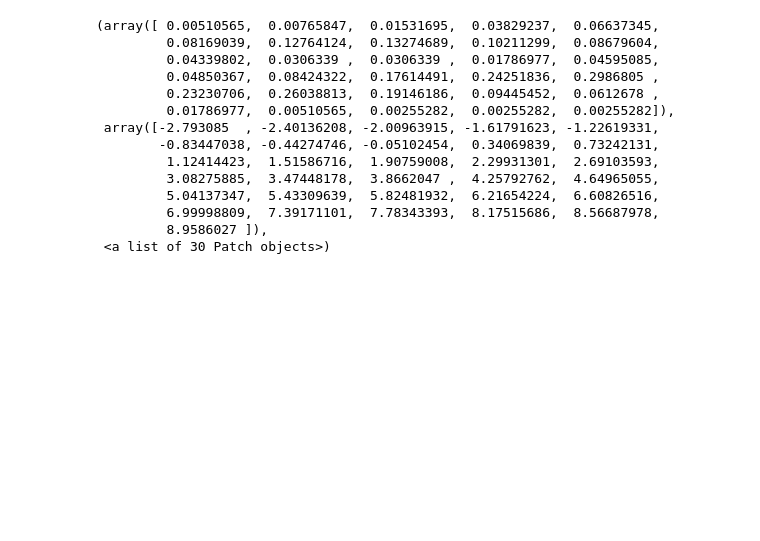
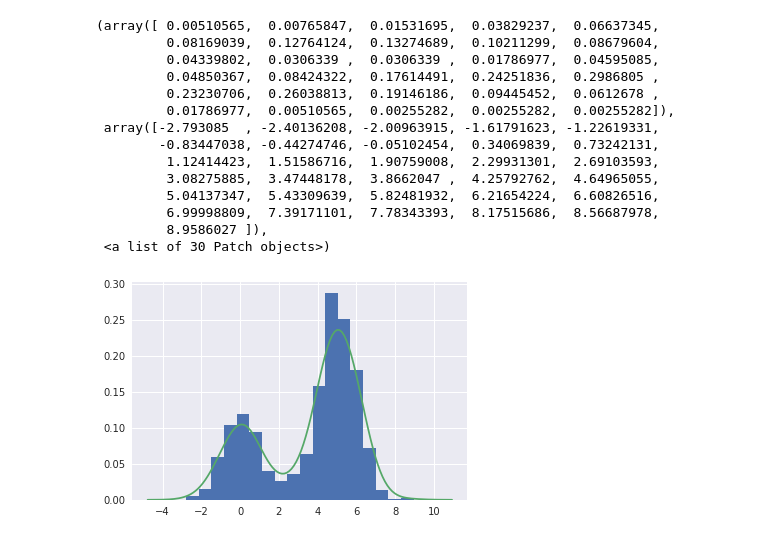
Before and after one commit to OnlyBelter/jupyter-note, a Jupyter notebook: matplotlib_basic/02 Examples/01 直方图.ipynb, the cells around one changed output. Saved outputs shown, nothing was run; the diff lists cells and outputs as text; code cells hidden in the pictures; blank space fills up the shorter version.

```diff
--- a/matplotlib_basic/02 Examples/01 直方图.ipynb
+++ b/matplotlib_basic/02 Examples/01 直方图.ipynb
@@ -57,3 +77,8 @@ hist
          6.99998809,  7.39171101,  7.78343393,  8.17515686,  8.56687978,
          8.9586027 ]),
  <a list of 30 Patch objects>)
+# %%
+plt.hist(x, bins=18, density=True)
+sns.kdeplot(x) # 画出拟合的概率密度函数图像
+# %% [output]
+[figure, added]
```
Also changed, not shown: parts of 5 cells of this notebook, 1 other file.
